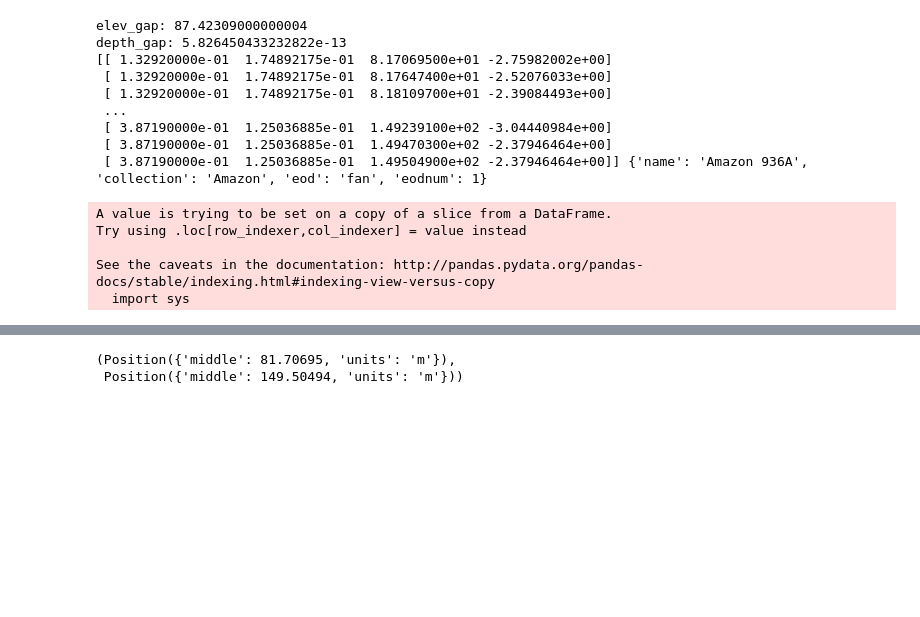
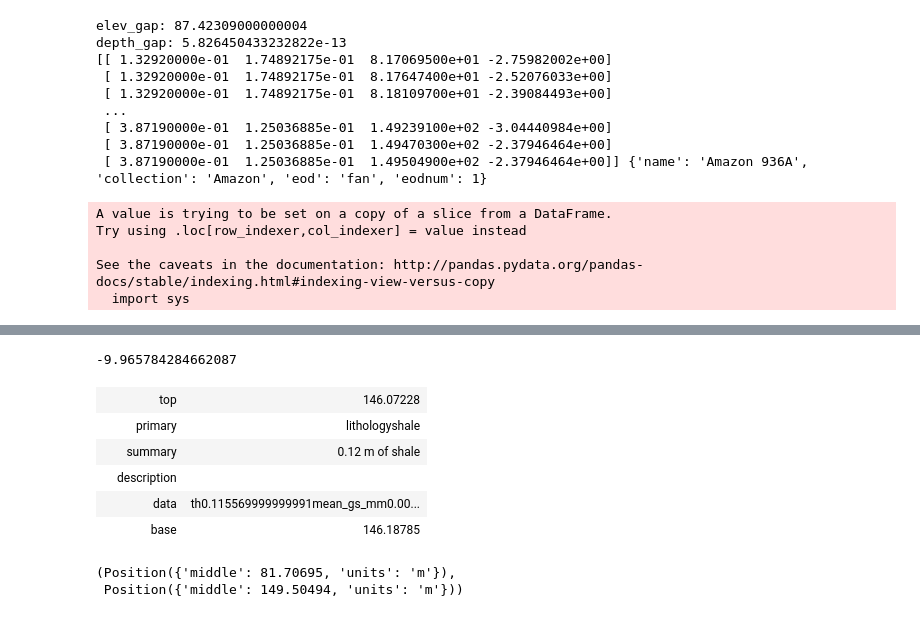
Before and after one commit to rgmyr/litholog, a Jupyter notebook: notebooks/test_sequence_construction.ipynb, the cells around one changed output, grey strips where cells are left out. Cells and saved outputs as stored; diff of their text form; code cells hidden in the pictures; blank space fills up the shorter version.

```diff
--- a/notebooks/test_sequence_construction.ipynb
+++ b/notebooks/test_sequence_construction.ipynb
@@ -217,3 +105,16 @@ plt.show()
+# %%
+testseq['grain_size_psi'].apply(lambda x: x.min()).min()
+# %% [output]
+-9.965784284662087
+# %%
+bedseq[-8]
+# %% [output]
+|  | top | 146.07228 |
+|  | primary | lithologyshale |
+|  | summary | 0.12 m of shale |
+|  | description |  |
+|  | data | th0.115569999999991mean_gs_mm0.00... |
+|  | base | 146.18785 |
 # %%
 bedseq.start, bedseq.stop
 # %% [output]
```
Also changed, not shown: parts of 20 cells of this notebook, 1 other file.
